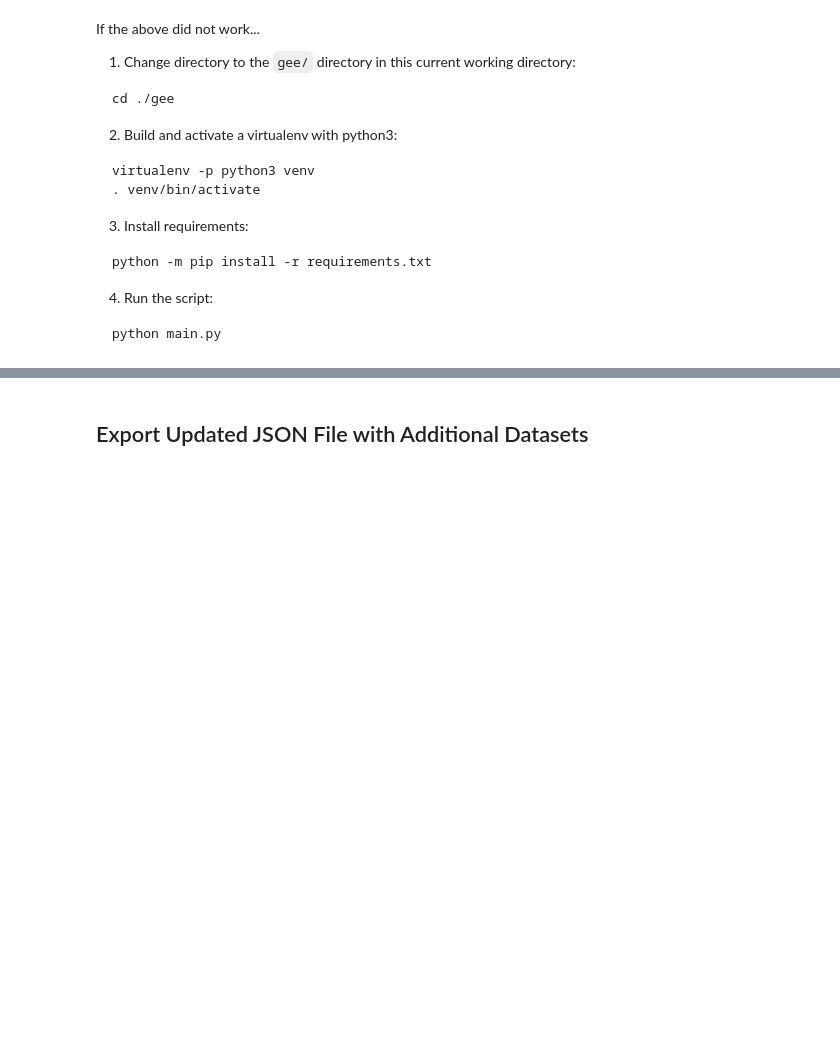
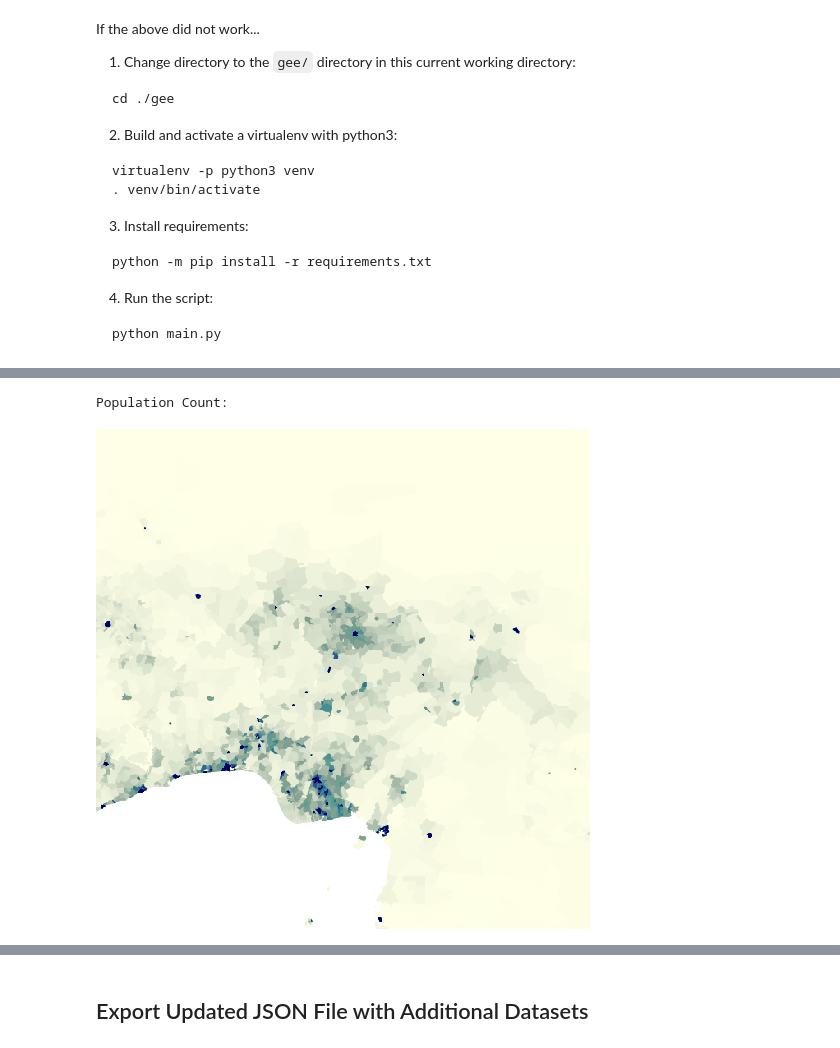
Before and after one commit to sarahpursley/dsci550-assignment1, a Jupyter notebook: final_submission/assignment1.ipynb, the cells around one changed output, grey strips where cells are left out. Cells and saved outputs as stored; diff of their text form; code cells hidden in the pictures; blank space fills up the shorter version.

```diff
--- a/final_submission/assignment1.ipynb
+++ b/final_submission/assignment1.ipynb
@@ -2052,0 +2079,6 @@ python main.py
+# %%
+print('Population Count:')
+display.Image(b64_to_image(example['CIESIN/GPWv411/GPW_Population_Count']))
+# %% [output]
+Population Count:
+[figure, added]
```
Also changed, not shown: parts of 17 cells of this notebook.
